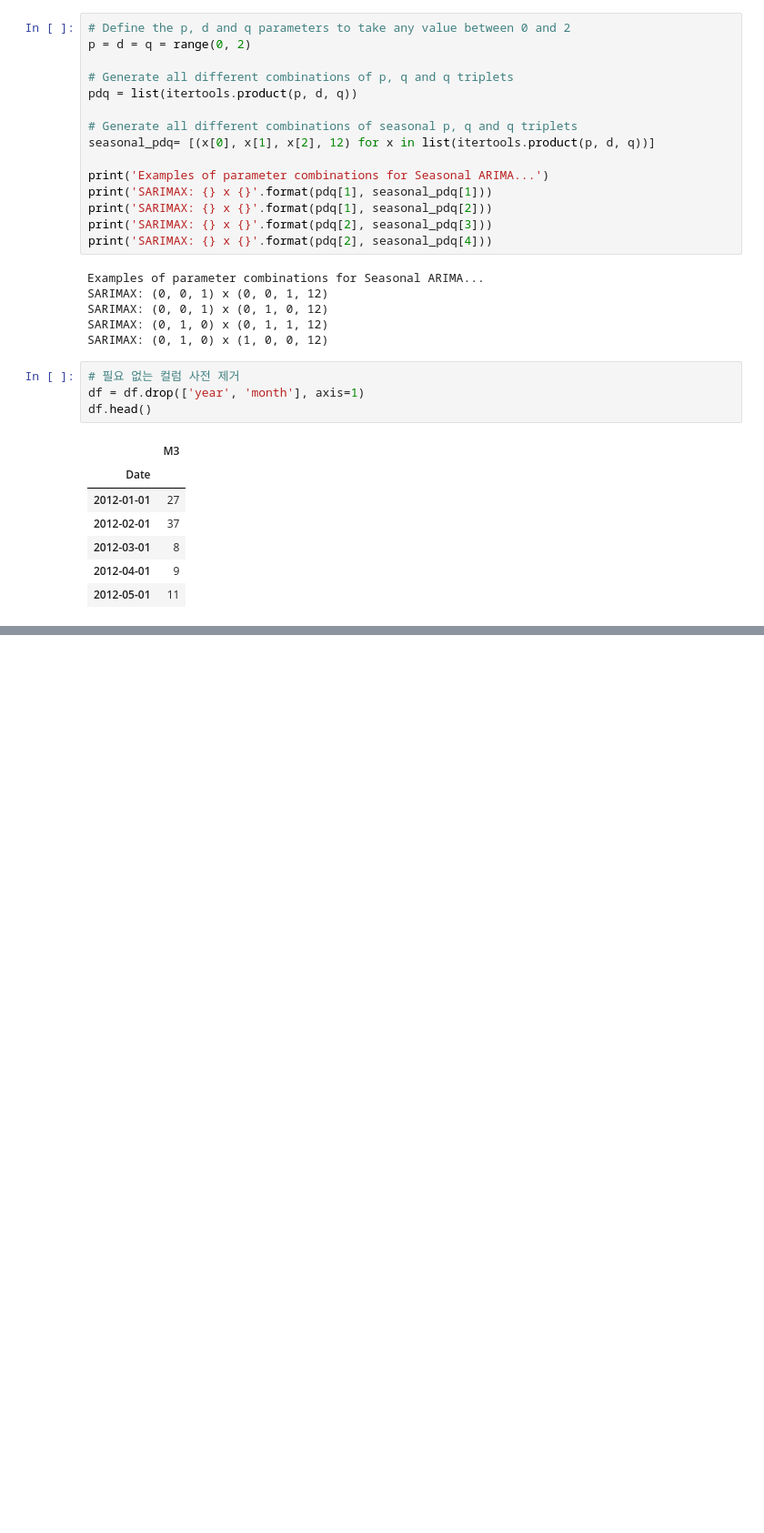
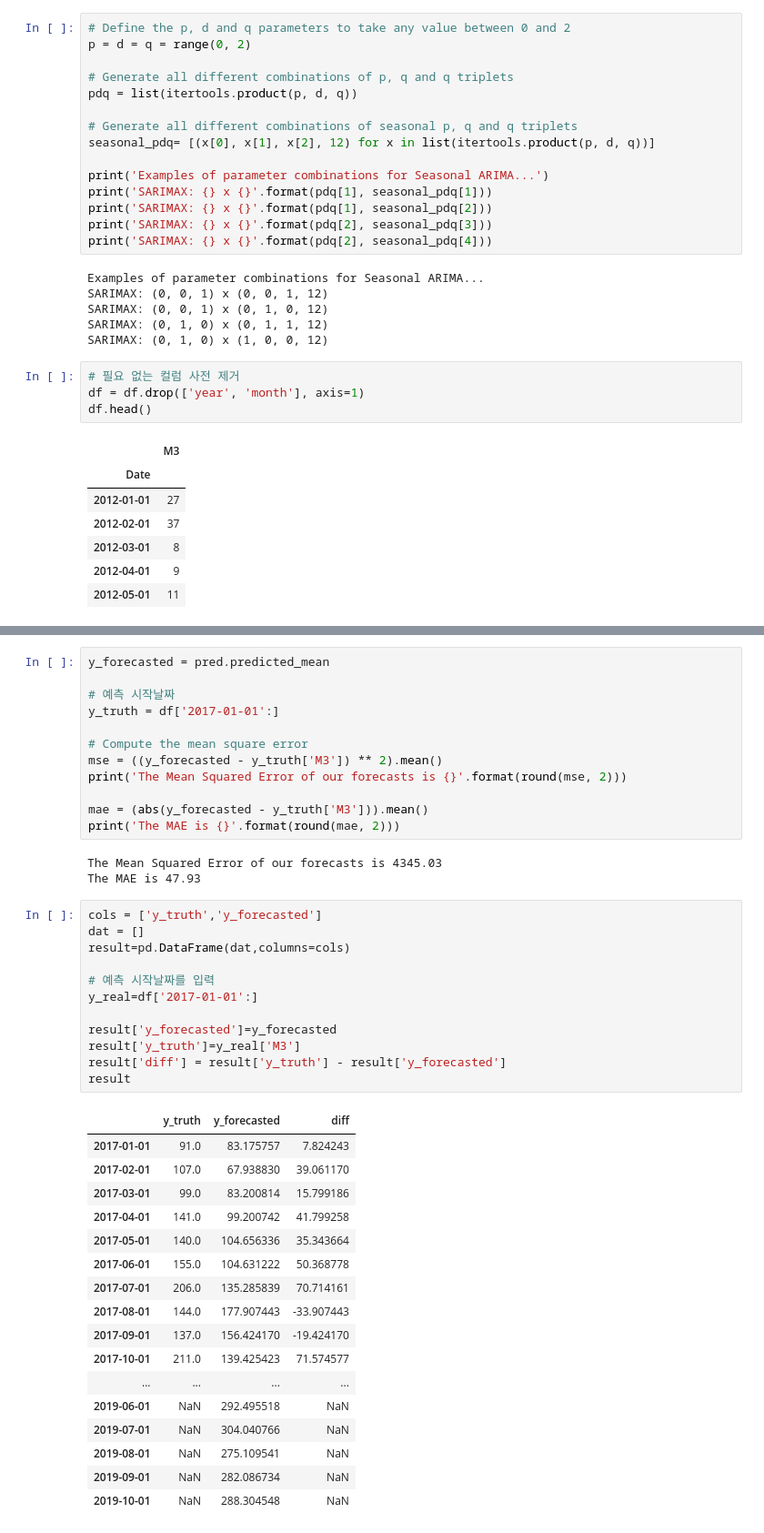
Before and after one commit to seonydg/ml-regression-order-quantity-forecast, a Jupyter notebook: regression-order-quantity-forecast.ipynb, the cells around one changed output, grey strips where cells are left out. Shown: that part at 91% size. Cells and saved outputs as stored; diff of their text form; blank space fills up the shorter version.

```diff
--- a/regression-order-quantity-forecast.ipynb
+++ b/regression-order-quantity-forecast.ipynb
@@ -326,0 +438,45 @@ ARIMA(1, 1, 1)x(1, 1, 1, 12)12 - AIC:602.3988974866089
+# %%
+y_forecasted = pred.predicted_mean
+
+# 예측 시작날짜
+y_truth = df['2017-01-01':]
+
+# Compute the mean square error
+mse = ((y_forecasted - y_truth['M3']) ** 2).mean()
+print('The Mean Squared Error of our forecasts is {}'.format(round(mse, 2)))
+
+mae = (abs(y_forecasted - y_truth['M3'])).mean()
+print('The MAE is {}'.format(round(mae, 2)))
+# %% [output]
+The Mean Squared Error of our forecasts is 4345.03
+The MAE is 47.93
+# %%
+cols = ['y_truth','y_forecasted']
+dat = []
+result=pd.DataFrame(dat,columns=cols)
+
+# 예측 시작날짜를 입력
+y_real=df['2017-01-01':]
+
+result['y_forecasted']=y_forecasted
+result['y_truth']=y_real['M3']
+result['diff'] = result['y_truth'] - result['y_forecasted']
+result
+# %% [output]
+|  | y_truth | y_forecasted | diff |
+| 2017-01-01 | 91.0 | 83.175757 | 7.824243 |
+| 2017-02-01 | 107.0 | 67.938830 | 39.061170 |
+| 2017-03-01 | 99.0 | 83.200814 | 15.799186 |
+| 2017-04-01 | 141.0 | 99.200742 | 41.799258 |
+| 2017-05-01 | 140.0 | 104.656336 | 35.343664 |
+| 2017-06-01 | 155.0 | 104.631222 | 50.368778 |
+| 2017-07-01 | 206.0 | 135.285839 | 70.714161 |
+| 2017-08-01 | 144.0 | 177.907443 | -33.907443 |
+| 2017-09-01 | 137.0 | 156.424170 | -19.424170 |
+| 2017-10-01 | 211.0 | 139.425423 | 71.574577 |
+| ... | ... | ... | ... |
+| 2019-06-01 | NaN | 292.495518 | NaN |
+| 2019-07-01 | NaN | 304.040766 | NaN |
+| 2019-08-01 | NaN | 275.109541 | NaN |
+| 2019-09-01 | NaN | 282.086734 | NaN |
+| 2019-10-01 | NaN | 288.304548 | NaN |
```
Also changed, not shown: parts of 9 cells of this notebook.
